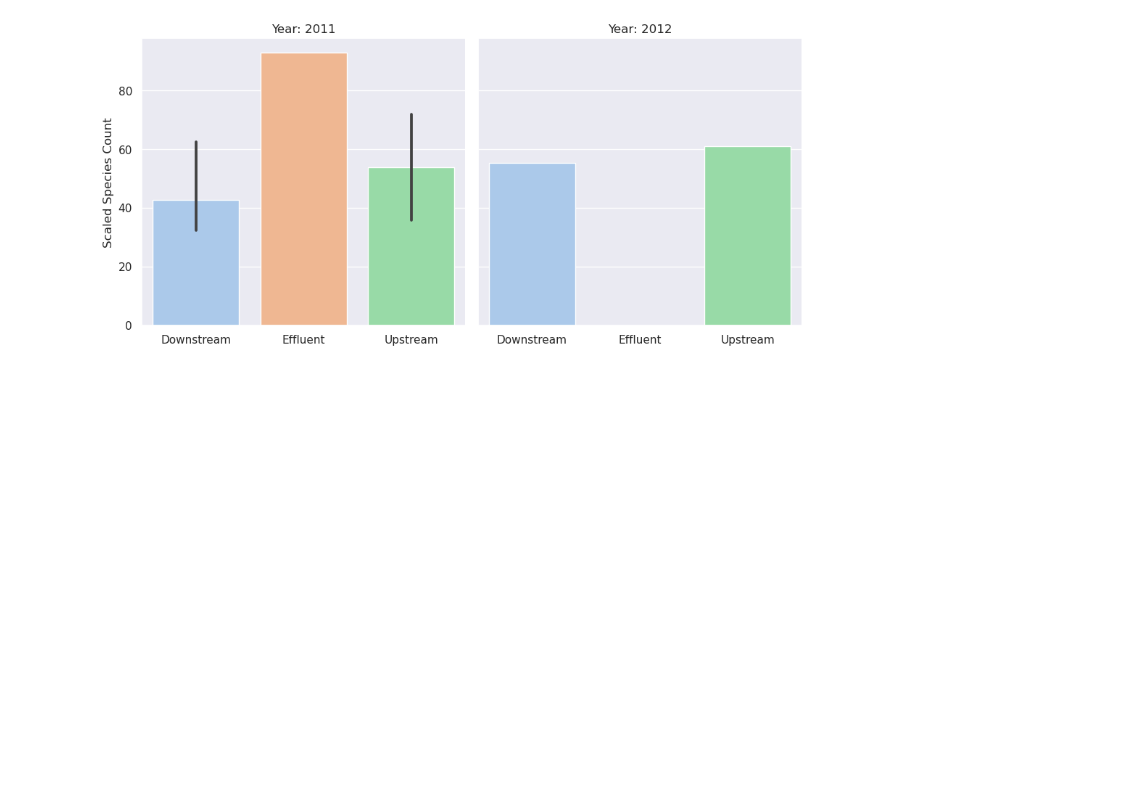
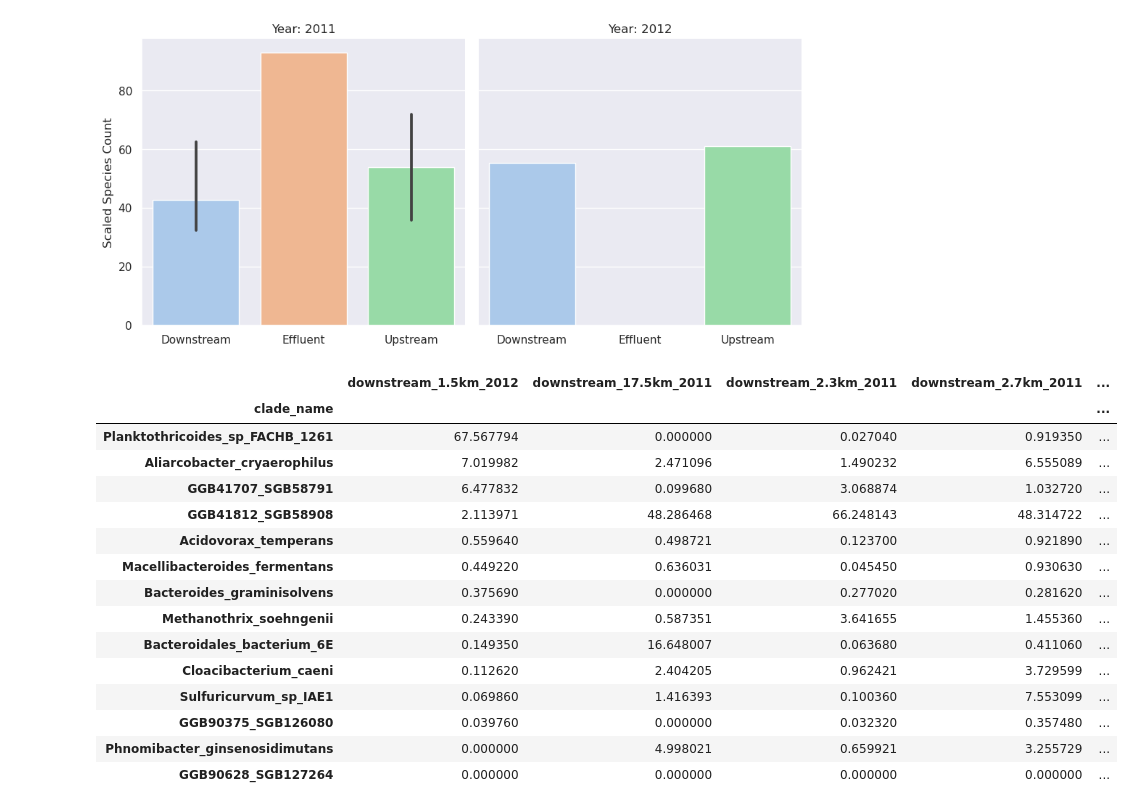
Before and after one commit to blomfelt/BBT045_Project, a Jupyter notebook: Project_group1.ipynb, the cells around one changed output. Cells and saved outputs as stored; diff of their text form; code cells hidden in the pictures; blank space fills up the shorter version.

```diff
--- a/Project_group1.ipynb
+++ b/Project_group1.ipynb
@@ -390,3 +382,22 @@ g.set_titles("Year: {col_name}")
 # %% [output]
 <seaborn.axisgrid.FacetGrid at 0x...>
 [figure]
+# %%
+imp_heatmap_df
+# %% [output]
+|  | downstream_1.5km_2012 | downstream_17.5km_2011 | downstream_2.3km_2011 | downstream_2.7km_2011 | ... |
+| clade_name |  |  |  |  | ... |
+| Planktothricoides_sp_FACHB_1261 | 67.567794 | 0.000000 | 0.027040 | 0.919350 | ... |
+| Aliarcobacter_cryaerophilus | 7.019982 | 2.471096 | 1.490232 | 6.555089 | ... |
+| GGB41707_SGB58791 | 6.477832 | 0.099680 | 3.068874 | 1.032720 | ... |
+| GGB41812_SGB58908 | 2.113971 | 48.286468 | 66.248143 | 48.314722 | ... |
+| Acidovorax_temperans | 0.559640 | 0.498721 | 0.123700 | 0.921890 | ... |
+| Macellibacteroides_fermentans | 0.449220 | 0.636031 | 0.045450 | 0.930630 | ... |
+| Bacteroides_graminisolvens | 0.375690 | 0.000000 | 0.277020 | 0.281620 | ... |
+| Methanothrix_soehngenii | 0.243390 | 0.587351 | 3.641655 | 1.455360 | ... |
+| Bacteroidales_bacterium_6E | 0.149350 | 16.648007 | 0.063680 | 0.411060 | ... |
+| Cloacibacterium_caeni | 0.112620 | 2.404205 | 0.962421 | 3.729599 | ... |
+| Sulfuricurvum_sp_IAE1 | 0.069860 | 1.416393 | 0.100360 | 7.553099 | ... |
+| GGB90375_SGB126080 | 0.039760 | 0.000000 | 0.032320 | 0.357480 | ... |
+| Phnomibacter_ginsenosidimutans | 0.000000 | 4.998021 | 0.659921 | 3.255729 | ... |
+| GGB90628_SGB127264 | 0.000000 | 0.000000 | 0.000000 | 0.000000 | ... |
```
Also changed, not shown: parts of 10 cells of this notebook.
